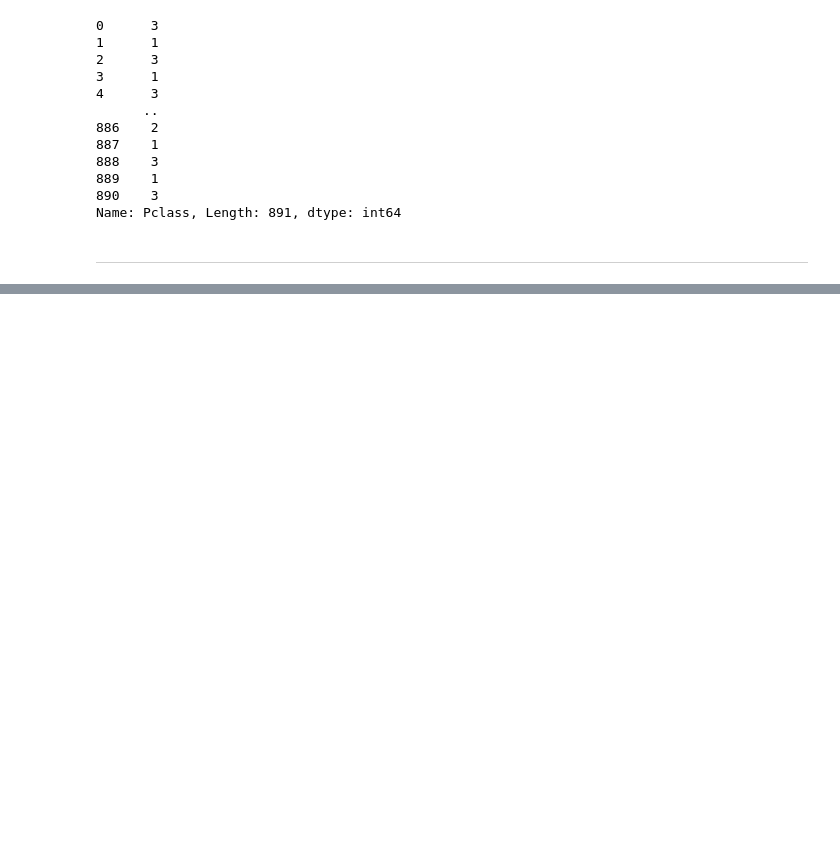
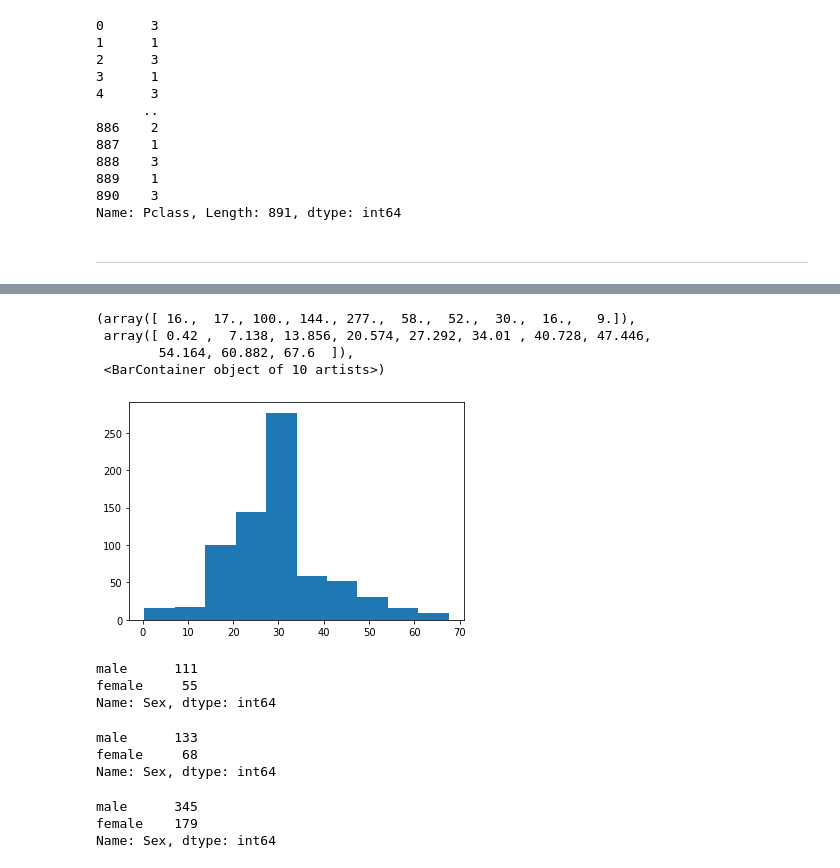
Before and after one commit to asusevski/titanic-prod, a Jupyter notebook: generate_data.ipynb, the cells around one changed output, grey strips where cells are left out. Drawn from its saved outputs; the diff is of its cells as text; code cells hidden in the pictures; blank space fills up the shorter version.

```diff
--- a/generate_data.ipynb
+++ b/generate_data.ipynb
@@ -149,0 +132,26 @@ sdv.fit(metadata, tables)
+# %%
+plt.hist(df_generated['Age'])
+# %% [output]
+(array([ 16.,  17., 100., 144., 277.,  58.,  52.,  30.,  16.,   9.]),
+ array([ 0.42 ,  7.138, 13.856, 20.574, 27.292, 34.01 , 40.728, 47.446,
+        54.164, 60.882, 67.6  ]),
+ <BarContainer object of 10 artists>)
+[figure, added]
+# %%
+df_generated.loc[df_generated['Pclass'] == 1]['Sex'].value_counts()
+# %% [output]
+male      111
+female     55
+Name: Sex, dtype: int64
+# %%
+df_generated.loc[df_generated['Pclass'] == 2]['Sex'].value_counts()
+# %% [output]
+male      133
+female     68
+Name: Sex, dtype: int64
+# %%
+df_generated.loc[df_generated['Pclass'] == 3]['Sex'].value_counts()
+# %% [output]
+male      345
+female    179
+Name: Sex, dtype: int64
```
Also changed, not shown: parts of 6 cells of this notebook, 11 other files.
